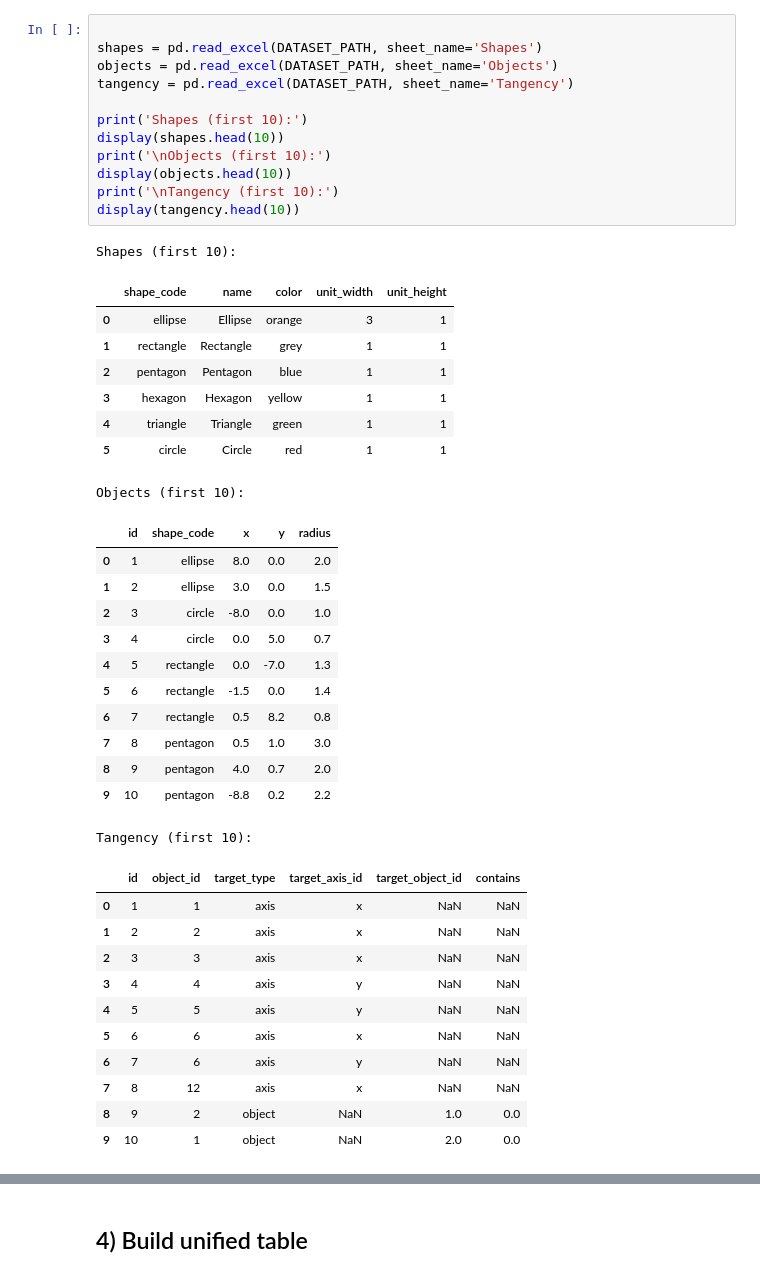
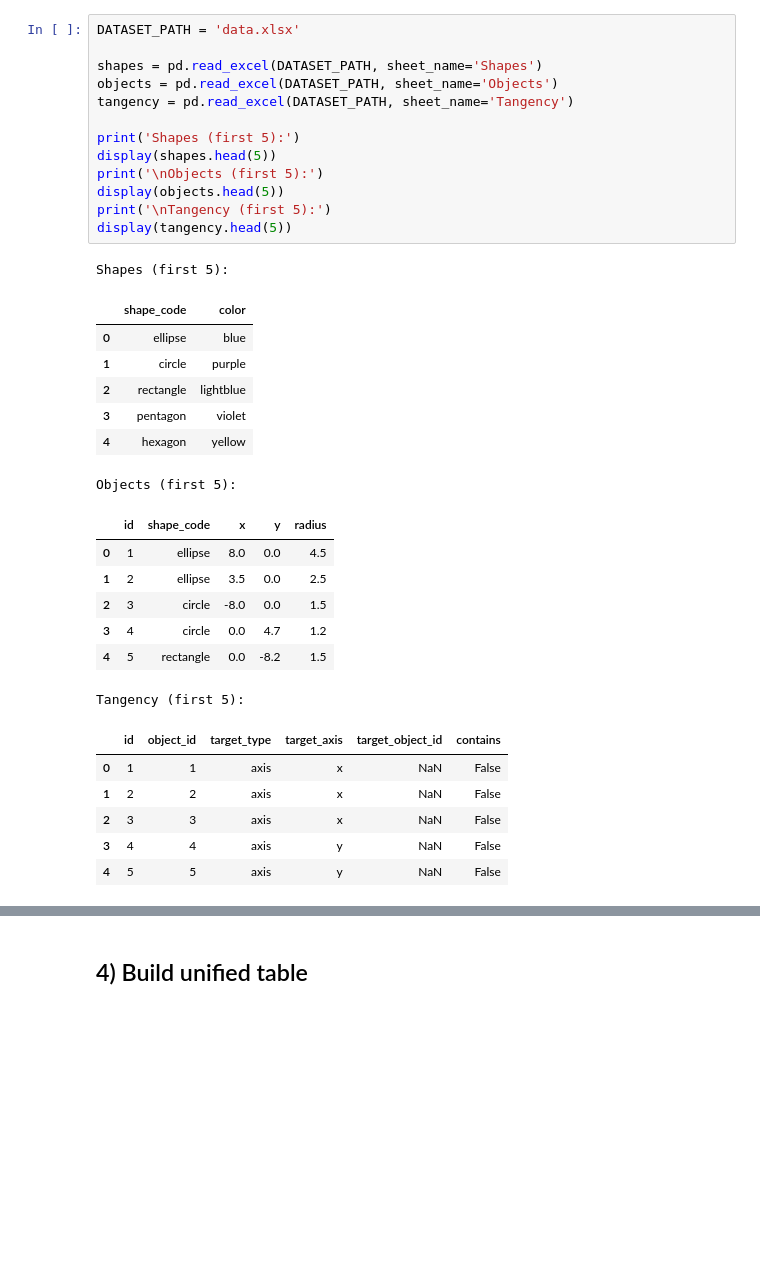
Before and after one commit to AnnieBaghumyan/DB_InstanceOfShapes, a Jupyter notebook: main.ipynb, the cells around one changed output, grey strips where cells are left out. Cells and saved outputs as stored; diff of their text form; blank space fills up the shorter version.

```diff
--- a/main.ipynb
+++ b/main.ipynb
@@ -30,46 +37,36 @@ DATASET_PATH = 'data.xlsx'
 # %%
+DATASET_PATH = 'data.xlsx'
 
 shapes = pd.read_excel(DATASET_PATH, sheet_name='Shapes')
 objects = pd.read_excel(DATASET_PATH, sheet_name='Objects')
 tangency = pd.read_excel(DATASET_PATH, sheet_name='Tangency')
 
-print('Shapes (first 10):')
-display(shapes.head(10))
-print('\nObjects (first 10):')
-display(objects.head(10))
-print('\nTangency (first 10):')
-display(tangency.head(10))
+print('Shapes (first 5):')
+display(shapes.head(5))
+print('\nObjects (first 5):')
+display(objects.head(5))
+print('\nTangency (first 5):')
+display(tangency.head(5))
 # %% [output]
-Shapes (first 10):
+Shapes (first 5):
-|  | shape_code | name | color | unit_width | unit_height |
-| 0 | ellipse | Ellipse | orange | 3 | 1 |
-| 1 | rectangle | Rectangle | grey | 1 | 1 |
-| 2 | pentagon | Pentagon | blue | 1 | 1 |
-| 3 | hexagon | Hexagon | yellow | 1 | 1 |
-| 4 | triangle | Triangle | green | 1 | 1 |
-| 5 | circle | Circle | red | 1 | 1 |
+|  | shape_code | color |
+| 0 | ellipse | blue |
+| 1 | circle | purple |
+| 2 | rectangle | lightblue |
+| 3 | pentagon | violet |
+| 4 | hexagon | yellow |
-Objects (first 10):
+Objects (first 5):
 |  | id | shape_code | x | y | radius |
-| 0 | 1 | ellipse | 8.0 | 0.0 | 2.0 |
-| 1 | 2 | ellipse | 3.0 | 0.0 | 1.5 |
-| 2 | 3 | circle | -8.0 | 0.0 | 1.0 |
-| 3 | 4 | circle | 0.0 | 5.0 | 0.7 |
-| 4 | 5 | rectangle | 0.0 | -7.0 | 1.3 |
-| 5 | 6 | rectangle | -1.5 | 0.0 | 1.4 |
-| 6 | 7 | rectangle | 0.5 | 8.2 | 0.8 |
-| 7 | 8 | pentagon | 0.5 | 1.0 | 3.0 |
-| 8 | 9 | pentagon | 4.0 | 0.7 | 2.0 |
-| 9 | 10 | pentagon | -8.8 | 0.2 | 2.2 |
+| 0 | 1 | ellipse | 8.0 | 0.0 | 4.5 |
+| 1 | 2 | ellipse | 3.5 | 0.0 | 2.5 |
+| 2 | 3 | circle | -8.0 | 0.0 | 1.5 |
+| 3 | 4 | circle | 0.0 | 4.7 | 1.2 |
+| 4 | 5 | rectangle | 0.0 | -8.2 | 1.5 |
-Tangency (first 10):
+Tangency (first 5):
-|  | id | object_id | target_type | target_axis_id | target_object_id | contains |
-| 0 | 1 | 1 | axis | x | NaN | NaN |
-| 1 | 2 | 2 | axis | x | NaN | NaN |
-| 2 | 3 | 3 | axis | x | NaN | NaN |
-| 3 | 4 | 4 | axis | y | NaN | NaN |
-| 4 | 5 | 5 | axis | y | NaN | NaN |
-| 5 | 6 | 6 | axis | x | NaN | NaN |
-| 6 | 7 | 6 | axis | y | NaN | NaN |
-| 7 | 8 | 12 | axis | x | NaN | NaN |
-| 8 | 9 | 2 | object | NaN | 1.0 | 0.0 |
-| 9 | 10 | 1 | object | NaN | 2.0 | 0.0 |
+|  | id | object_id | target_type | target_axis | target_object_id | contains |
+| 0 | 1 | 1 | axis | x | NaN | False |
+| 1 | 2 | 2 | axis | x | NaN | False |
+| 2 | 3 | 3 | axis | x | NaN | False |
+| 3 | 4 | 4 | axis | y | NaN | False |
+| 4 | 5 | 5 | axis | y | NaN | False |
 # %% [markdown]
```
Also changed, not shown: parts of 16 cells of this notebook, 2 other files.
